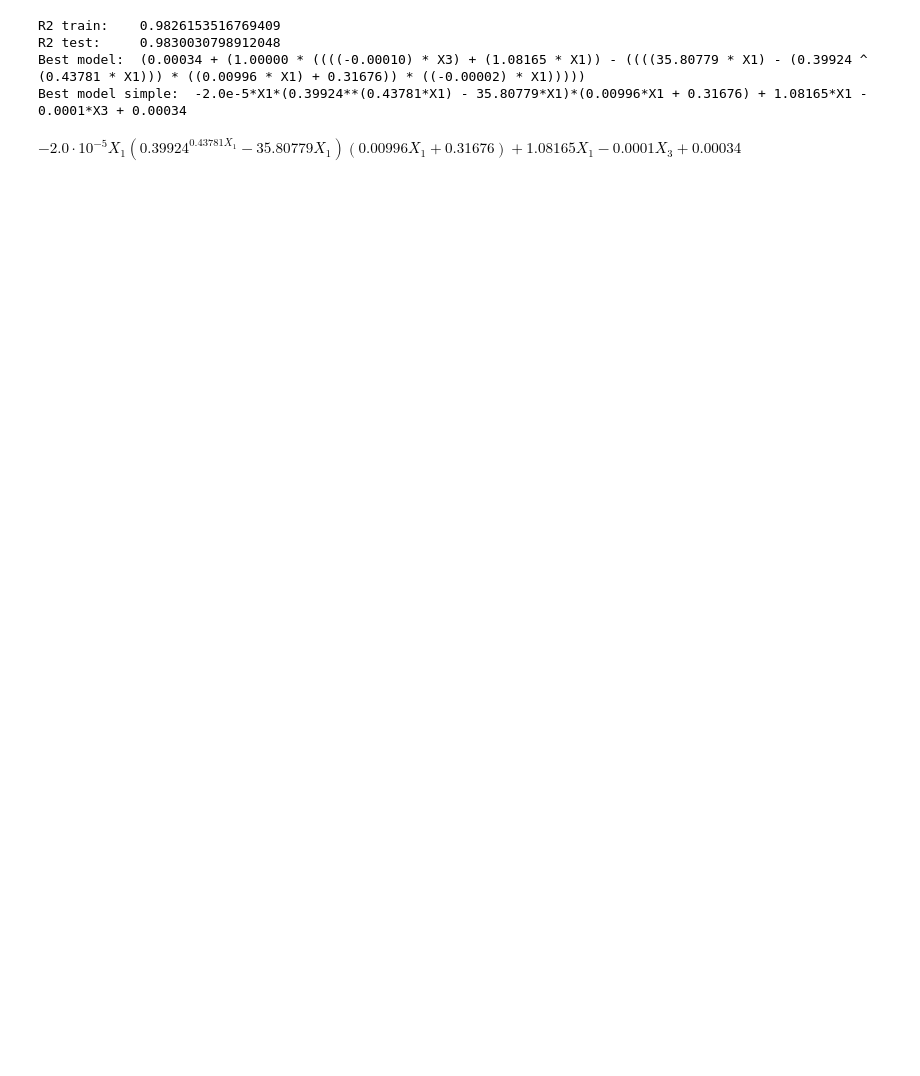
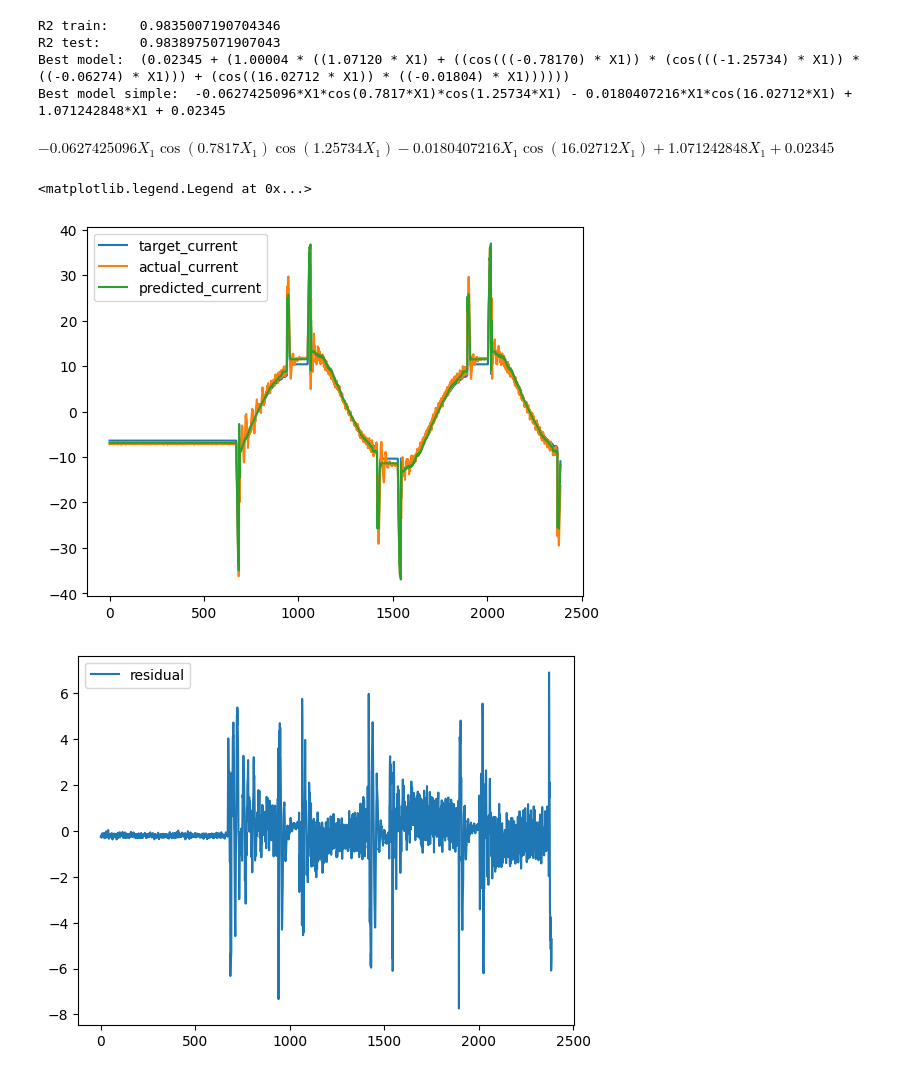
Before and after one commit to JulianWuerch/international-summer-school-robotics-TER-UR, a Jupyter notebook: case 2/symbolic_regression.ipynb, the cells around one changed output. Cells and saved outputs as stored; diff of their text form; code cells hidden in the pictures; blank space fills up the shorter version.

```diff
--- a/case 2/symbolic_regression.ipynb
+++ b/case 2/symbolic_regression.ipynb
@@ -4,7 +4,7 @@ from pyoperon.sklearn import SymbolicRegressor  # pip install pyoperon
 from sympy.printing.pycode import pycode
 from sklearn.metrics import r2_score
 import pandas as pd
-import matplotlib as plt
+import matplotlib.pyplot as plt
 import sympy as sp
 import numpy as np
 import textwrap
@@ -26,7 +26,7 @@ class SR:
 
         # Create a SymbolicRegressor object and use its sklearn-like interface
         self.reg = SymbolicRegressor(
-                allowed_symbols='add,sub,mul,div,pow,constant,variable',
+                allowed_symbols='add,sub,mul,div,pow,cos,constant,variable',
                 optimizer_iterations=self.optimizer_iterations,
                 max_length=self.max_length,
                 n_threads=8,
@@ -95,7 +95,7 @@ class SR:
 df = pd.read_csv("/home/simonmadsen/SummerSchool26/international-summer-school-robotics-TER-UR/case 2/data/test-4.csv")
 
 target_current = df["target_current1"][:10000]
-actual_current = df["target_current1"][:10000]
+actual_current = df["actual_current1"][:10000]
 
 # Training
 df = pd.read_csv("/home/simonmadsen/SummerSchool26/international-summer-school-robotics-TER-UR/case 2/data/test-4.csv")
@@ -110,9 +110,9 @@ y = df[cols_y][:10000]
 sr = SR(X,y,None,None)
 sr.train()
 # %% [output]
-R2 train:    0.9826153516769409
-R2 test:     0.9830030798912048
-Best model:  (0.00034 + (1.00000 * ((((-0.00010) * X3) + (1.08165 * X1)) - ((((35.80779 * X1) - (0.39924 ^ (0.43781 * X1))) * ((0.00996 * X1) + 0.31676)) * ((-0.00002) * X1)))))
-Best model simple:  -2.0e-5*X1*(0.39924**(0.43781*X1) - 35.80779*X1)*(0.00996*X1 + 0.31676) + 1.08165*X1 - 0.0001*X3 + 0.00034
+R2 train:    0.9835007190704346
+R2 test:     0.9838975071907043
+Best model:  (0.02345 + (1.00004 * ((1.07120 * X1) + ((cos(((-0.78170) * X1)) * (cos(((-1.25734) * X1)) * ((-0.06274) * X1))) + (cos((16.02712 * X1)) * ((-0.01804) * X1))))))
+Best model simple:  -0.0627425096*X1*cos(0.7817*X1)*cos(1.25734*X1) - 0.0180407216*X1*cos(16.02712*X1) + 1.071242848*X1 + 0.02345
-$\displaystyle - 2.0 \cdot 10^{-5} X_{1} \left({0.39924}^{0.43781 X_{1}} - 35.80779 X_{1}\right) \left(0.00996 X_{1} + 0.31676\right) + 1.08165 X_{1} - 0.0001 X_{3} + 0.00034$
+$\displaystyle - 0.0627425096 X_{1} \cos{\left(0.7817 X_{1} \right)} \cos{\left(1.25734 X_{1} \right)} - 0.0180407216 X_{1} \cos{\left(16.02712 X_{1} \right)} + 1.071242848 X_{1} + 0.02345$
 # %%
@@ -119,3 +120,18 @@ $\displaystyle - 2.0 \cdot 10^{-5} X_{1} \left({0.39924}^{0.43781 X_{1}} - 35.80
 X1 = sp.symbols('X1')
 f = sp.lambdify(X1, sr.best_model_simple, 'numpy')
 predicted_current = f(target_current)
+# %%
+# Plotting
+plt.figure()
+plt.plot(target_current[:2388], label = "target_current")
+plt.plot(actual_current[:2388], label = "actual_current")
+plt.plot(predicted_current[:2388], label = "predicted_current")
+plt.legend()
+
+plt.figure()
+plt.plot((actual_current[:2388] - predicted_current[:2388]), label = "residual")
+plt.legend()
+# %% [output]
+<matplotlib.legend.Legend at 0x...>
+[figure, added]
+[figure, added]
```
Also changed, not shown: parts of 1 cell of this notebook.
